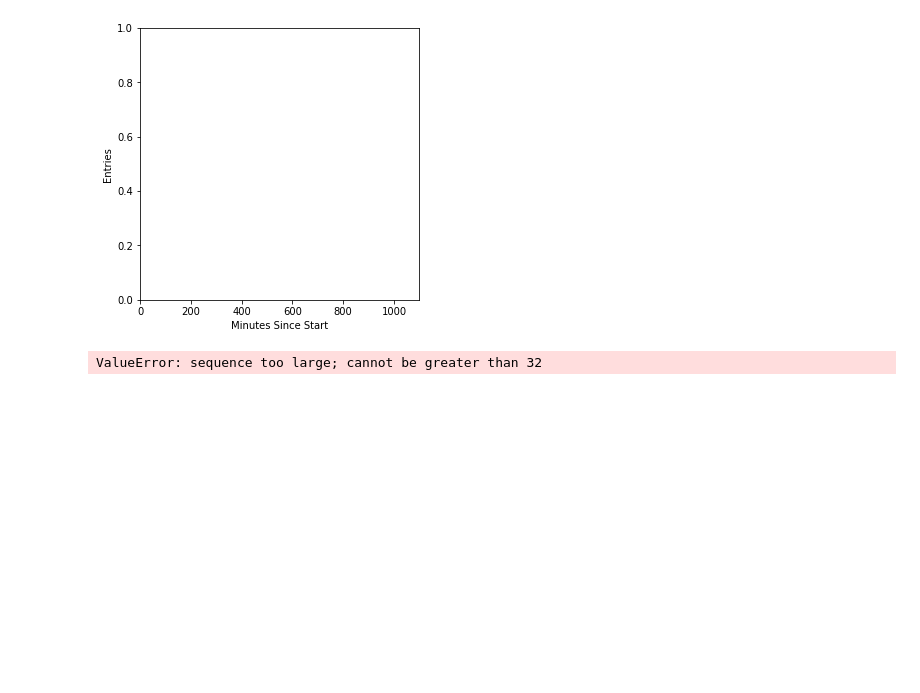
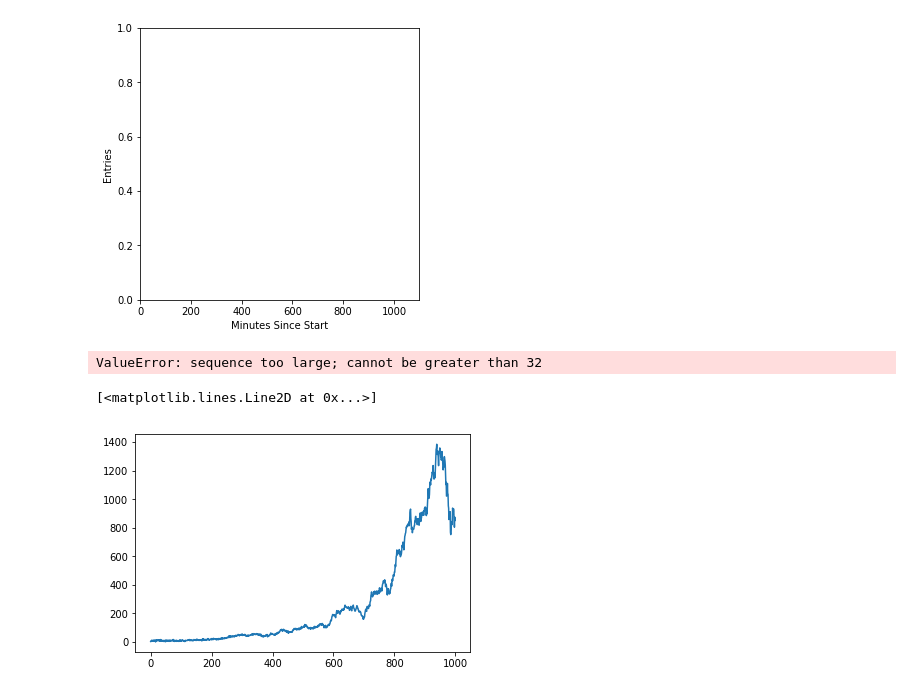
Before and after one commit to WPI-Draftkings-MQP/dkNotebook, a Jupyter notebook: Fake Data.ipynb, the cells around one changed output. Saved outputs shown, nothing was run; the diff lists cells and outputs as text; code cells hidden in the pictures; blank space fills up the shorter version.

```diff
--- a/Fake Data.ipynb
+++ b/Fake Data.ipynb
@@ -173,3 +173,31 @@ plt.plot(xs, trueYs, alpha=.5, c='red')
 AB
 # %% [output]
 ValueError: sequence too large; cannot be greater than 32
+# %%
+A = 10
+B = 0.005
+mu = 0
+sigma = 3
+numsteps = 1000
+
+Q = [[0.1, 0.0],[0.0, 1e-18]]
+
+measureNoise = np.random.normal(mu, sigma, numsteps)
+measuredY = []
+As = []
+Bs = []
+for i in range(0, numsteps):
+    As.append(A)
+    Bs.append(B)
+    noise = np.random.multivariate_normal([0, 0], Q)
+    Ax = A + noise[0]
+    Bx = B + noise[1]
+    val = Ax*np.exp(Bx*i)
+    measuredY.append(val + measureNoise[i])
+    A = Ax
+    B = Bx
+
+plt.plot(range(0, numsteps), measuredY)
+# %% [output]
+[<matplotlib.lines.Line2D at 0x...>]
+[figure, added]
```
Also changed, not shown: 2 other files.
